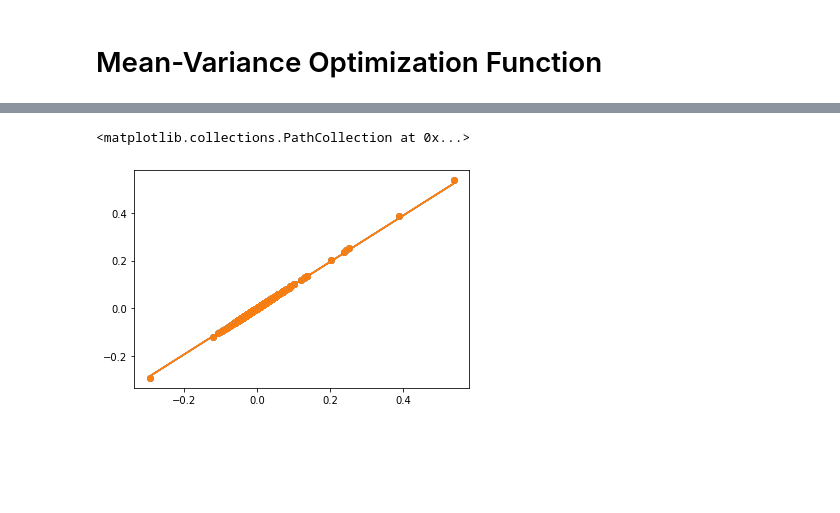
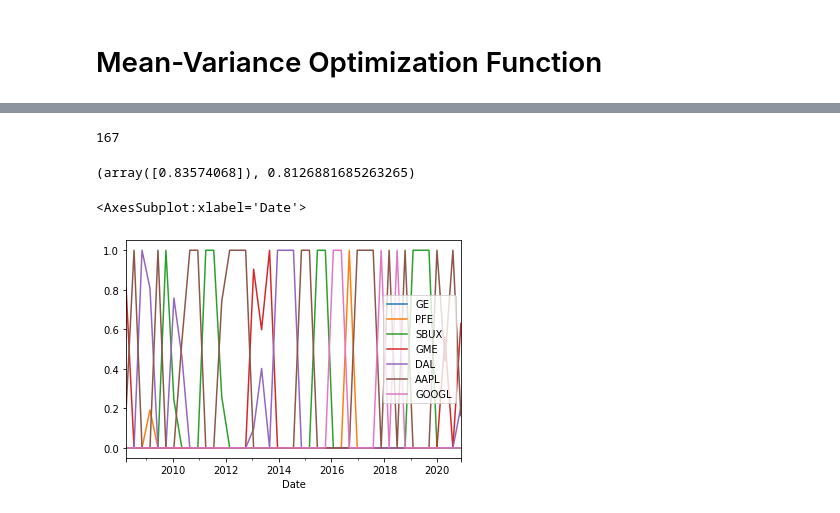
Before and after one commit to NSanip/Mentorship, a Jupyter notebook: Machine Learning Portfolio.ipynb, the cells around one changed output, grey strips where cells are left out. Drawn from its saved outputs; the diff is of its cells as text; code cells hidden in the pictures; blank space fills up the shorter version.

```diff
--- a/Machine Learning Portfolio.ipynb
+++ b/Machine Learning Portfolio.ipynb
@@ -54,14 +55,14 @@ Y
 # %% [markdown]
 # Mean-Variance Optimization Function
 # %%
-days = 5
+
 X_sample = stocks.resample(str(days)+"d").mean()
 dates = X_sample.index[1:-1]
 portfolio = pd.DataFrame()
 
 saved_weights = []
 r0s = []
-
+failed_dates = []
 for day in dates[2:]:
     sample_1 = stocks[day-pd.offsets.DateOffset(days = 2*days):day-pd.offsets.DateOffset(days=days-1)]
     sample_2 = stocks[day-pd.offsets.DateOffset(days = days):day-pd.offsets.DateOffset(days=1)]
@@ -71,11 +72,15 @@ for day in dates[2:]:
     #sample = stocks[day+pd.offsets.DateOffset(days = 7):day+pd.offsets.DateOffset(days=13)]
     #Using Previous Data:
     #mean = sample.mean(axis=0)
-    mean = pd.Series(model.predict(X_data), index = sample.columns)
-    covar = sample.cov()
+    mean = pd.Series(model.predict(X_data), index = sample_1.columns)
+    covar = sample_2.cov()
 
+    try:
+        weights_vector = [EfficientFrontier(mean,covar).max_sharpe()[ticker] for ticker in stocks.columns]
+    except:
+        weights_vector = [EfficientFrontier(mean,covar).max_quadratic_utility()[ticker] for ticker in stocks.columns]
+        failed_dates.append(day)
 
-    weights_vector = [EfficientFrontier(mean,covar).max_quadratic_utility()[ticker] for ticker in stocks.columns]
     portfolio = pd.concat([portfolio,stocks[day:day+pd.offsets.DateOffset(days=days-1)].dot(weights_vector)])
     saved_weights.append(weights_vector)
 portfolio = portfolio.sort_index()
@@ -89,10 +88,16 @@ array([0.60327042])
-# %%
-model = linear_model.RidgeCV()
-model.fit(X, Y)
-y_pred = model.predict(X)
-plt.plot(X, y_pred)
-plt.scatter(X[:,0], Y)
-plt.scatter(X[:,0], Y)
-# %% [output]
-<matplotlib.collections.PathCollection at 0x...>
-[figure, removed]
+# %%
+#len(failed_dates)
+len(dates[2:])
+# %% [output]
+167
+# %%
+portfolio_weights = empyrical.sharpe_ratio(portfolio)
+equal_weights = empyrical.sharpe_ratio(stocks.mean(axis=1))
+print((portfolio_weights, equal_weights))
+# %% [output]
+(array([0.83574068]), 0.8126881685263265)
+# %%
+saved_weights.plot()
+# %% [output]
+<AxesSubplot:xlabel='Date'>
+[figure, added]
```
Also changed, not shown: parts of 7 cells of this notebook, 2 other files.
